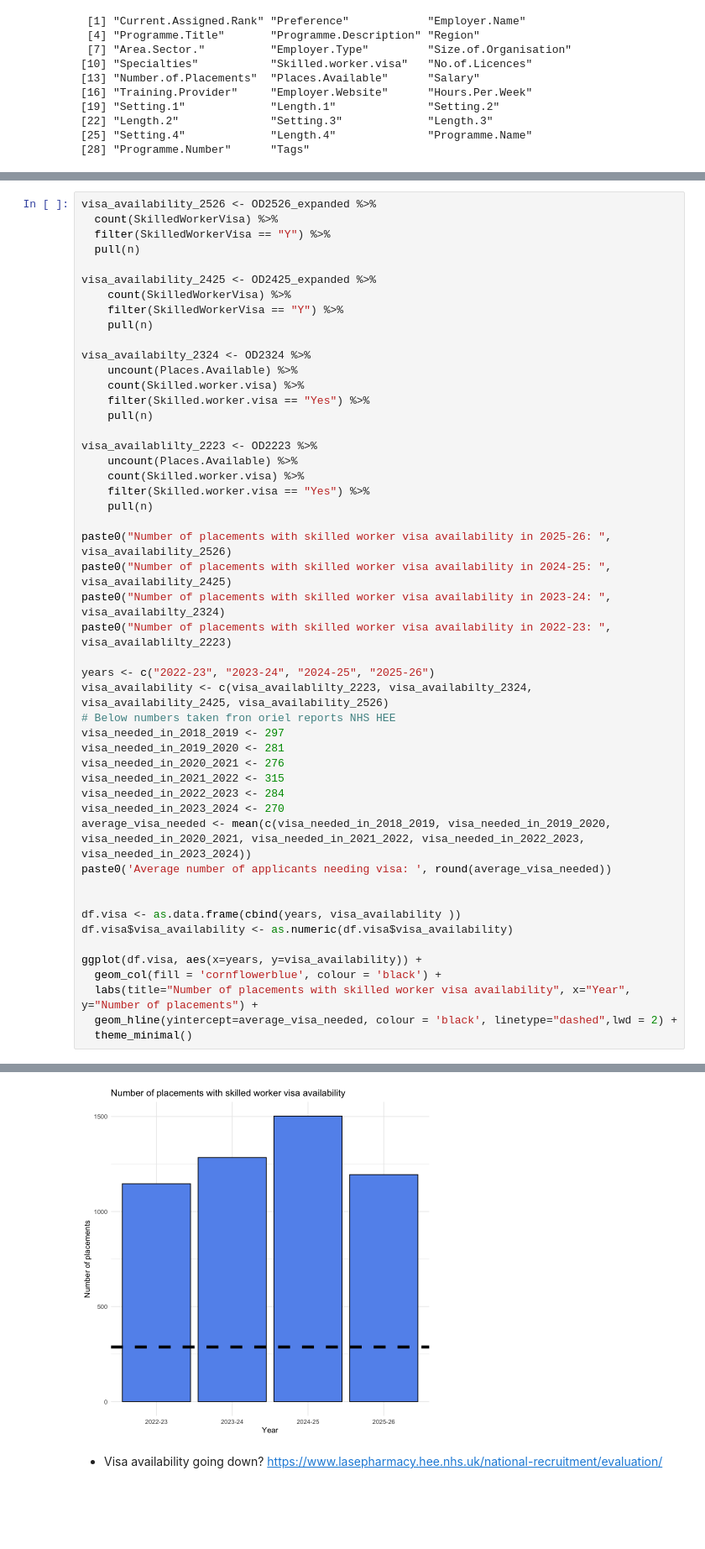
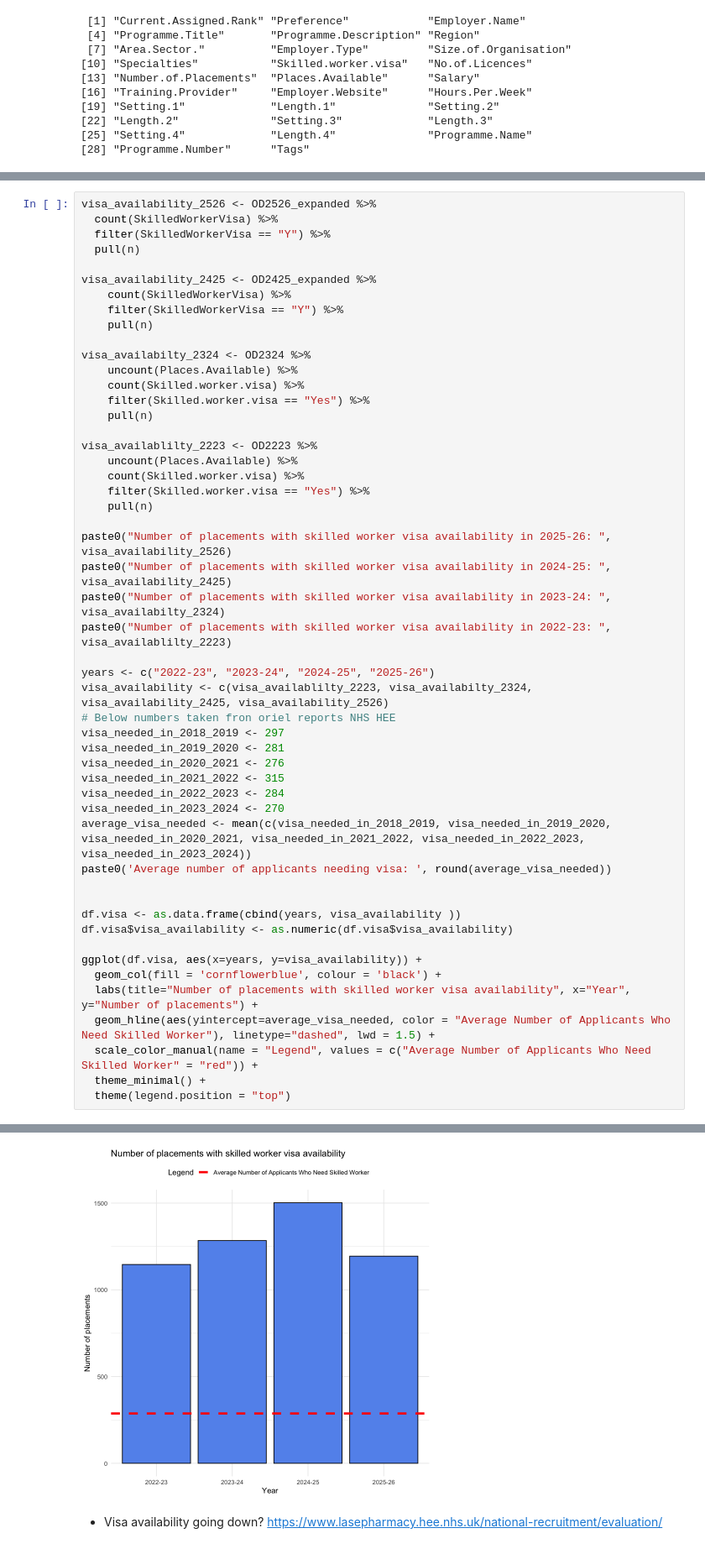
Before and after one commit to kwjo/TP-pay, a Jupyter notebook: oriel-eda.ipynb, the cells around one changed output, grey strips where cells are left out. Shown at 84% size. Cells and saved outputs as stored; diff of their text form; blank space fills up the shorter version.

Commit message:
finish visa graph

```diff
--- a/oriel-eda.ipynb
+++ b/oriel-eda.ipynb
@@ -377,36 +379,38 @@ visa_availablilty_2223 <- OD2223 %>%
 paste0("Number of placements with skilled worker visa availability in 2025-26: ", visa_availability_2526)
 paste0("Number of placements with skilled worker visa availability in 2024-25: ", visa_availability_2425)
 paste0("Number of placements with skilled worker visa availability in 2023-24: ", visa_availabilty_2324)
 paste0("Number of placements with skilled worker visa availability in 2022-23: ", visa_availablilty_2223)
 
 years <- c("2022-23", "2023-24", "2024-25", "2025-26")
 visa_availability <- c(visa_availablilty_2223, visa_availabilty_2324, visa_availability_2425, visa_availability_2526)
 # Below numbers taken fron oriel reports NHS HEE
 visa_needed_in_2018_2019 <- 297
 visa_needed_in_2019_2020 <- 281
 visa_needed_in_2020_2021 <- 276
 visa_needed_in_2021_2022 <- 315
 visa_needed_in_2022_2023 <- 284
 visa_needed_in_2023_2024 <- 270
 average_visa_needed <- mean(c(visa_needed_in_2018_2019, visa_needed_in_2019_2020, visa_needed_in_2020_2021, visa_needed_in_2021_2022, visa_needed_in_2022_2023, visa_needed_in_2023_2024))
 paste0('Average number of applicants needing visa: ', round(average_visa_needed))
 
 
 df.visa <- as.data.frame(cbind(years, visa_availability ))
 df.visa$visa_availability <- as.numeric(df.visa$visa_availability)
 
 ggplot(df.visa, aes(x=years, y=visa_availability)) +
   geom_col(fill = 'cornflowerblue', colour = 'black') +
   labs(title="Number of placements with skilled worker visa availability", x="Year", y="Number of placements") +
-  geom_hline(yintercept=average_visa_needed, colour = 'black', linetype="dashed",lwd = 2) +
-  theme_minimal()
+  geom_hline(aes(yintercept=average_visa_needed, color = "Average Number of Applicants Who Need Skilled Worker"), linetype="dashed", lwd = 1.5) +
+  scale_color_manual(name = "Legend", values = c("Average Number of Applicants Who Need Skilled Worker" = "red")) +
+  theme_minimal() +
+  theme(legend.position = "top")
 # %% [output]
 [1] "Number of placements with skilled worker visa availability in 2025-26: 1194"
 [1] "Number of placements with skilled worker visa availability in 2024-25: 1502"
 [1] "Number of placements with skilled worker visa availability in 2023-24: 1284"
 [1] "Number of placements with skilled worker visa availability in 2022-23: 1146"
 [1] "Average number of applicants needing visa: 287"
-[figure, old version]
+[figure, new version]
 # %% [markdown]
 - Visa availability going down?
 https://www.lasepharmacy.hee.nhs.uk/national-recruitment/evaluation/
```
Also changed, not shown: parts of 7 cells of this notebook.
